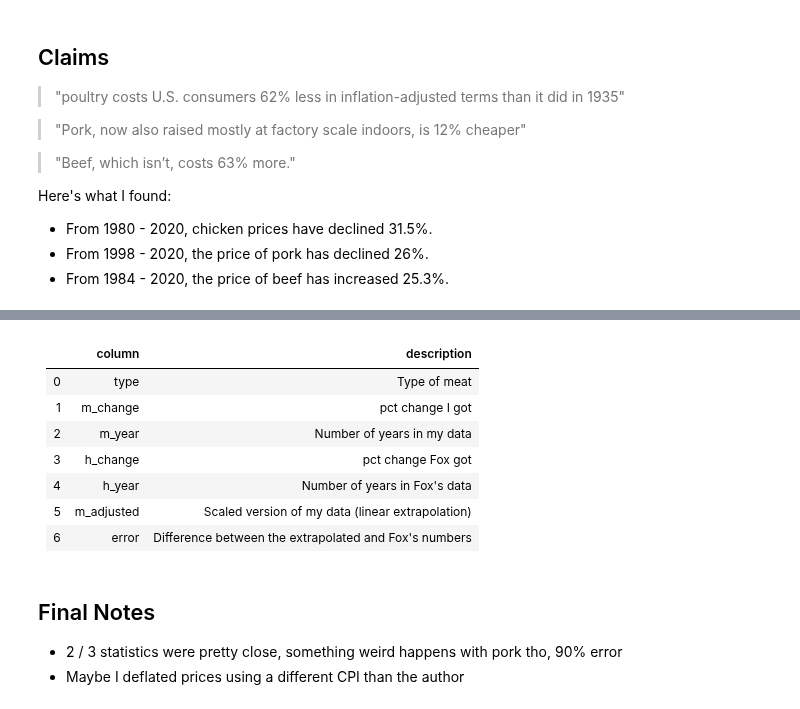
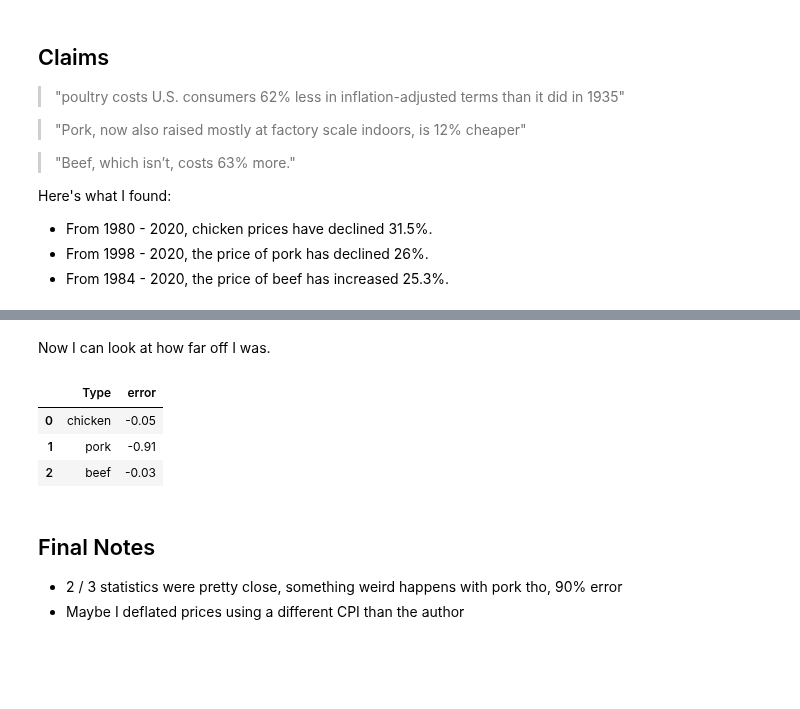
Before and after one commit to ayoskovich/chickens_trust, a Jupyter notebook: price_check.ipynb, the cells around one changed output, grey strips where cells are left out. Drawn from its saved outputs; the diff is of its cells as text; code cells hidden in the pictures; blank space fills up the shorter version.

```diff
--- a/price_check.ipynb
+++ b/price_check.ipynb
@@ -127,13 +116,12 @@ HTML(diff.round(2).to_html().replace('border="1"','border="0"'))
-# %% [markdown]
-|    | column     | description                                           |
-|---:|:-----------|:------------------------------------------------------|
-|  0 | type       | Type of meat                                          |
-|  1 | m_change   | pct change I got                                      |
-|  2 | m_year     | Number of years in my data                            |
-|  3 | h_change   | pct change Fox got                                    |
-|  4 | h_year     | Number of years in Fox's data                         |
-|  5 | m_adjusted | Scaled version of my data (linear extrapolation)      |
-|  6 | error      | Difference between the extrapolated and Fox's numbers |
+# %% [markdown]
+Now I can look at how far off I was.
+# %%
+HTML(diff[['Type', 'error']].round(2).to_html().replace('border="1"','border="0"'))
+# %% [output]
+|  | Type | error |
+| 0 | chicken | -0.05 |
+| 1 | pork | -0.91 |
+| 2 | beef | -0.03 |
 # %% [markdown]
 ## Final Notes
 
```
Also changed, not shown: parts of 3 cells of this notebook, 2 other files.
